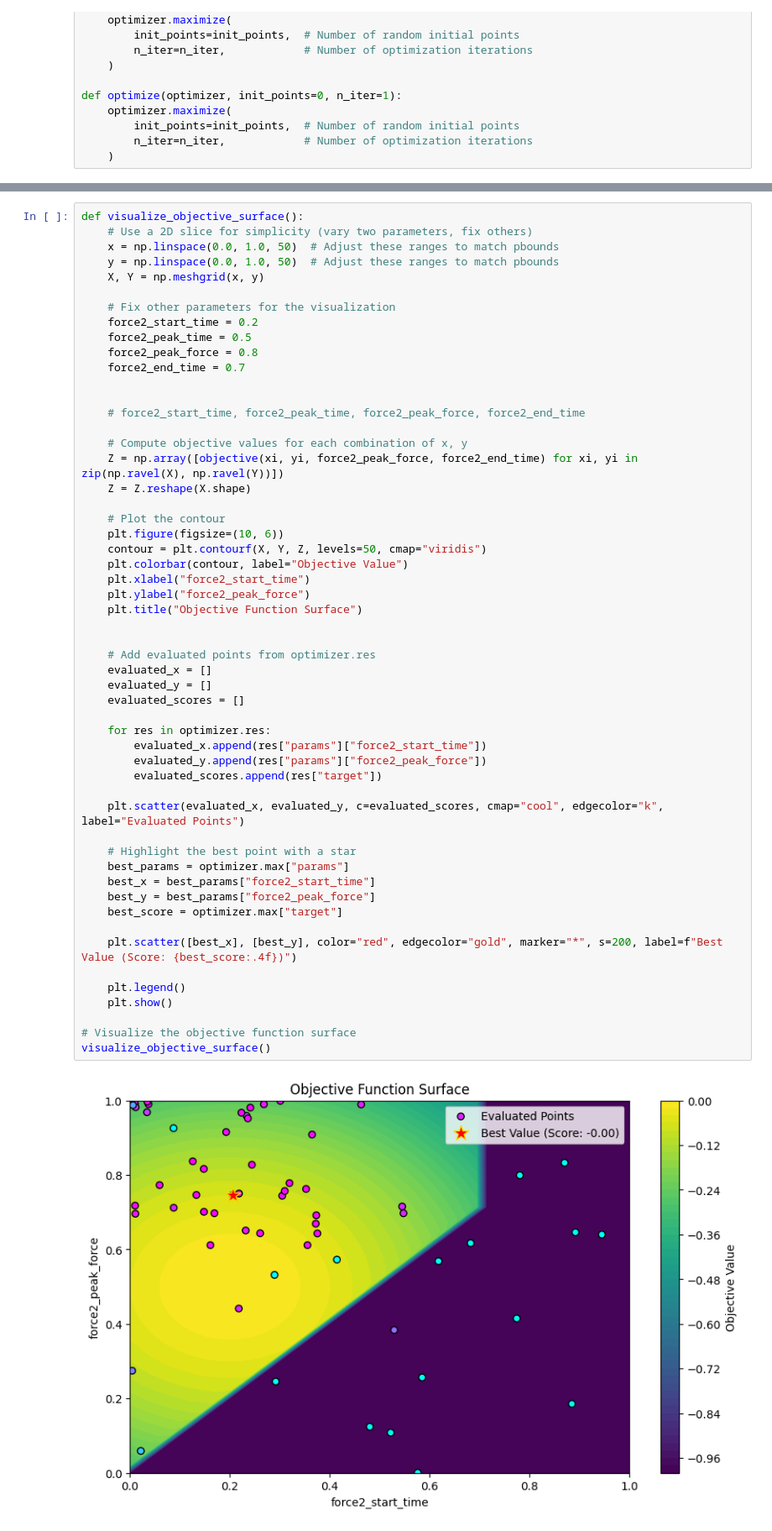
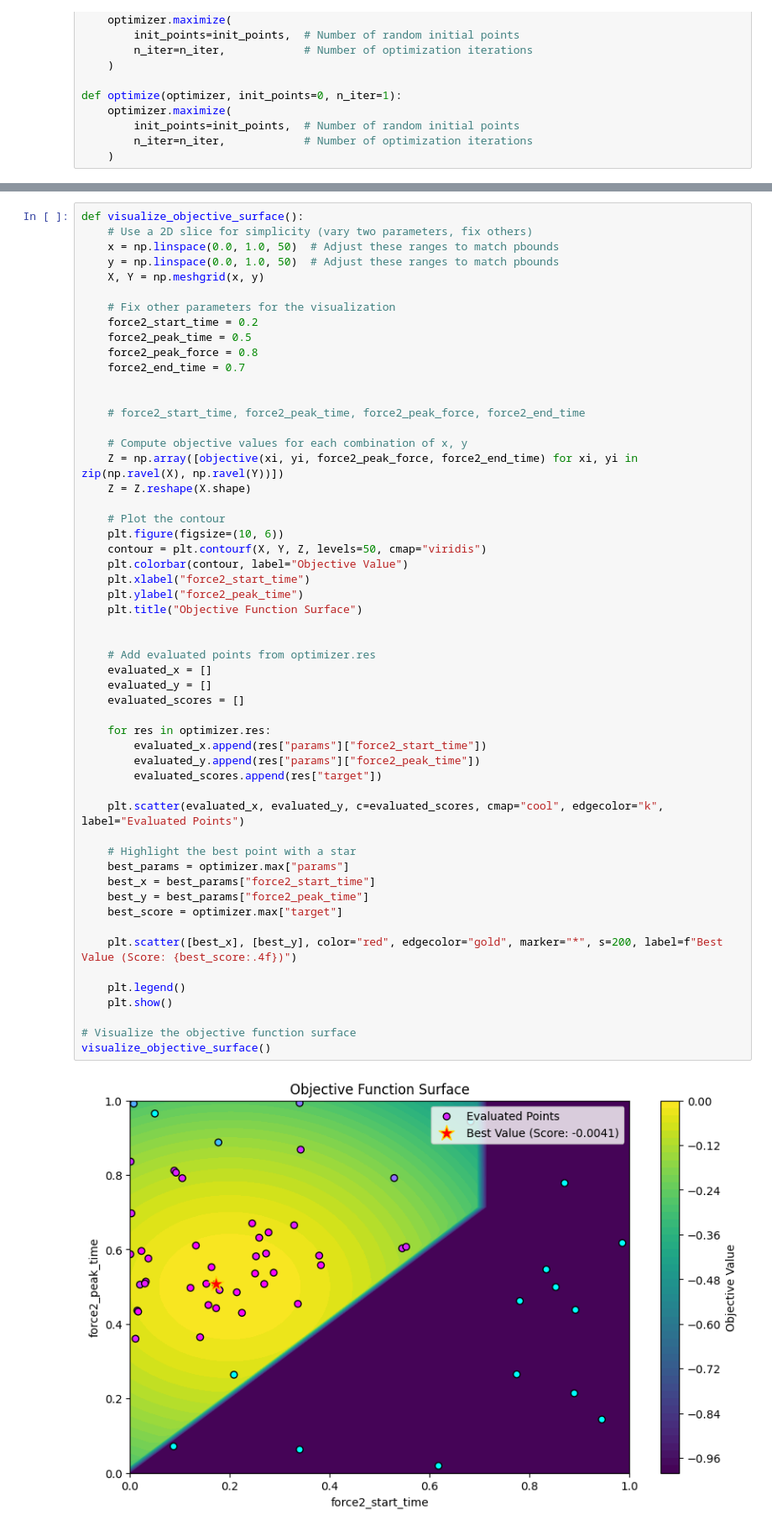
Before and after one commit to Harvard-Slade-Lab/assistive-arm, a Jupyter notebook: Bayes/bayes_y.ipynb, the cells around one changed output, grey strips where cells are left out. Shown at 84% size. Cells and saved outputs as stored; diff of their text form.

```diff
--- a/Bayes/bayes_y.ipynb
+++ b/Bayes/bayes_y.ipynb
@@ -210,35 +212,35 @@ def visualize_objective_surface():
     contour = plt.contourf(X, Y, Z, levels=50, cmap="viridis")
     plt.colorbar(contour, label="Objective Value")
     plt.xlabel("force2_start_time")
-    plt.ylabel("force2_peak_force")
+    plt.ylabel("force2_peak_time")
     plt.title("Objective Function Surface")
 
 
     # Add evaluated points from optimizer.res
     evaluated_x = []
     evaluated_y = []
     evaluated_scores = []
 
     for res in optimizer.res:
         evaluated_x.append(res["params"]["force2_start_time"])
-        evaluated_y.append(res["params"]["force2_peak_force"])
+        evaluated_y.append(res["params"]["force2_peak_time"])
         evaluated_scores.append(res["target"])
 
     plt.scatter(evaluated_x, evaluated_y, c=evaluated_scores, cmap="cool", edgecolor="k", label="Evaluated Points")
 
     # Highlight the best point with a star
     best_params = optimizer.max["params"]
     best_x = best_params["force2_start_time"]
-    best_y = best_params["force2_peak_force"]
+    best_y = best_params["force2_peak_time"]
     best_score = optimizer.max["target"]
 
     plt.scatter([best_x], [best_y], color="red", edgecolor="gold", marker="*", s=200, label=f"Best Value (Score: {best_score:.4f})")
 
     plt.legend()
     plt.show()
 
 # Visualize the objective function surface
 visualize_objective_surface()
 # %% [output]
-[figure, old version]
+[figure, new version]
 # %%
```
Also changed, not shown: parts of 10 cells of this notebook.
